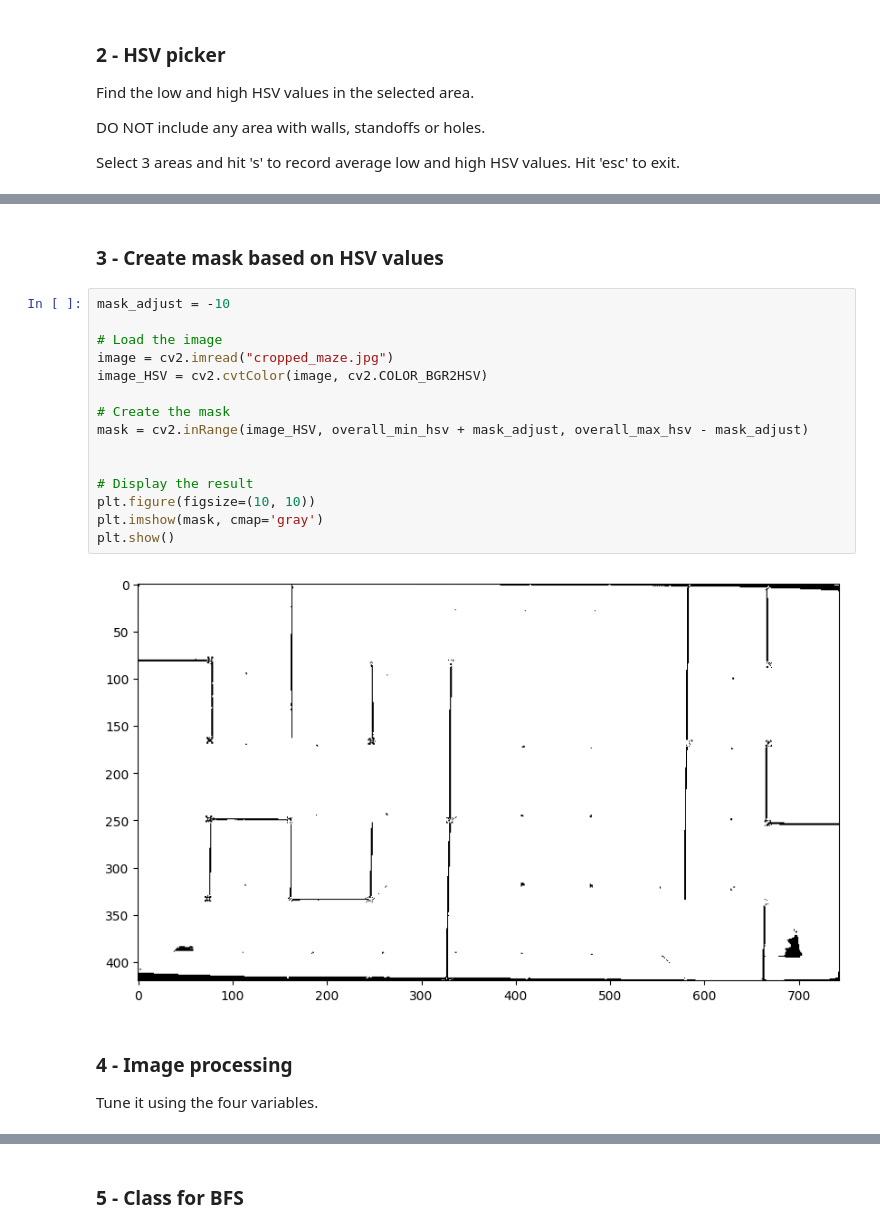
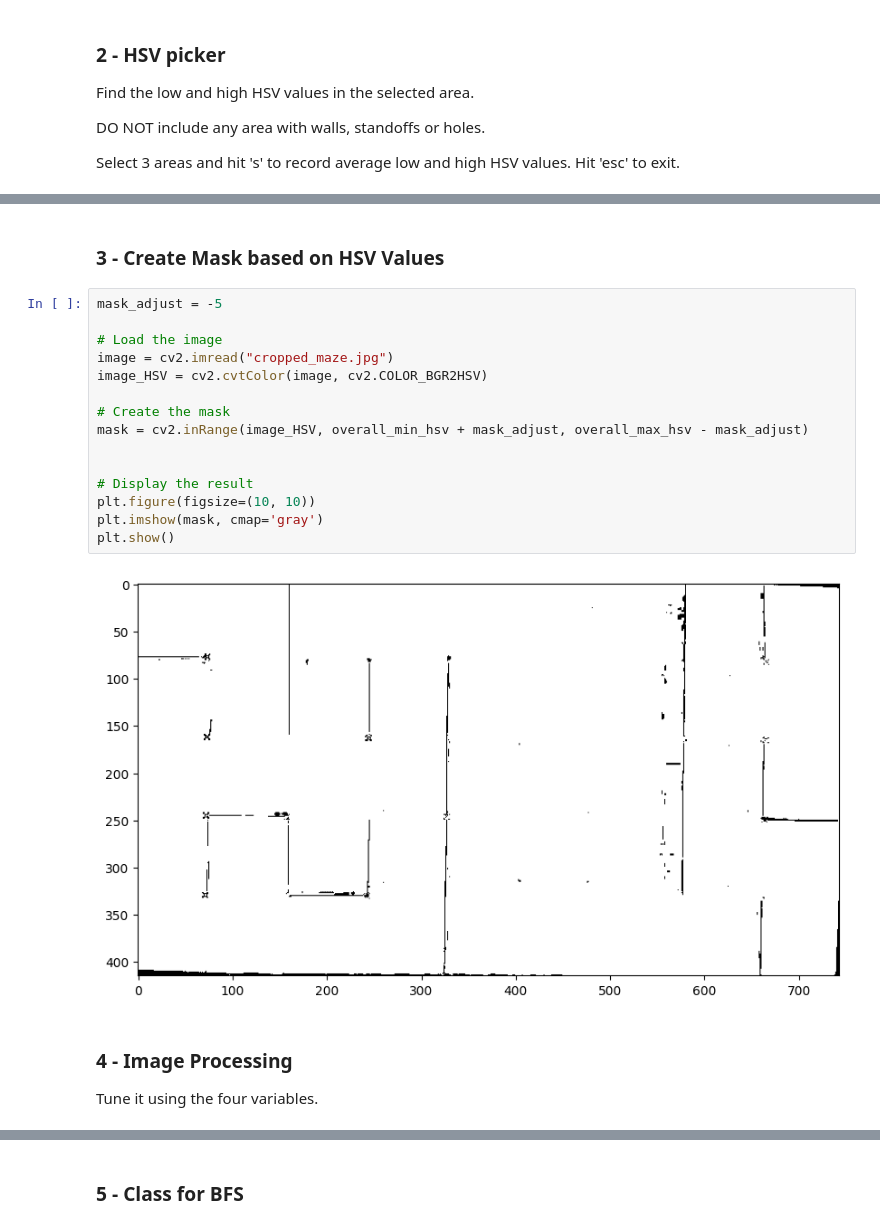
Before and after one commit to mumslayer69/micromouse3100, a Jupyter notebook: path_planning/3.2_path.ipynb, the cells around one changed output, grey strips where cells are left out. Drawn from its saved outputs; the diff is of its cells as text.

```diff
--- a/path_planning/3.2_path.ipynb
+++ b/path_planning/3.2_path.ipynb
@@ -196,24 +197,24 @@ high_hsv = [165, 147, 210]
 # %% [markdown]
-### 3 - Create mask based on HSV values
+### 3 - Create Mask based on HSV Values
 # %%
-mask_adjust = -10
+mask_adjust = -5
 
 # Load the image
 image = cv2.imread("cropped_maze.jpg")
 image_HSV = cv2.cvtColor(image, cv2.COLOR_BGR2HSV)
 
 # Create the mask
 mask = cv2.inRange(image_HSV, overall_min_hsv + mask_adjust, overall_max_hsv - mask_adjust)
 
 
 # Display the result
 plt.figure(figsize=(10, 10))
 plt.imshow(mask, cmap='gray')
 plt.show()
 # %% [output]
-[figure, old version]
+[figure, new version]
 # %% [markdown]
-### 4 - Image processing
+### 4 - Image Processing
 
 Tune it using the four variables.
 # %%
```
Also changed, not shown: parts of 5 cells of this notebook, 3 other files.
